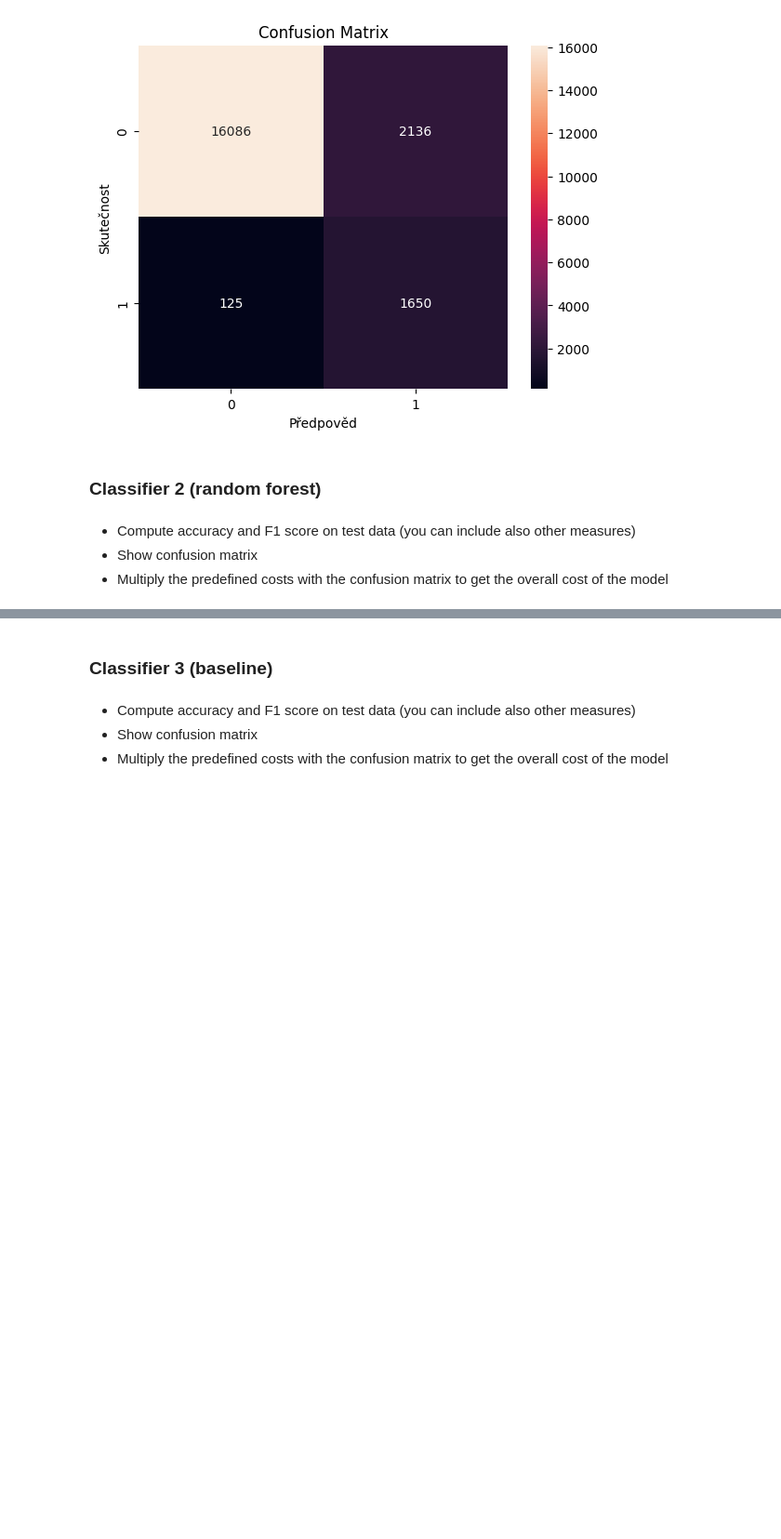
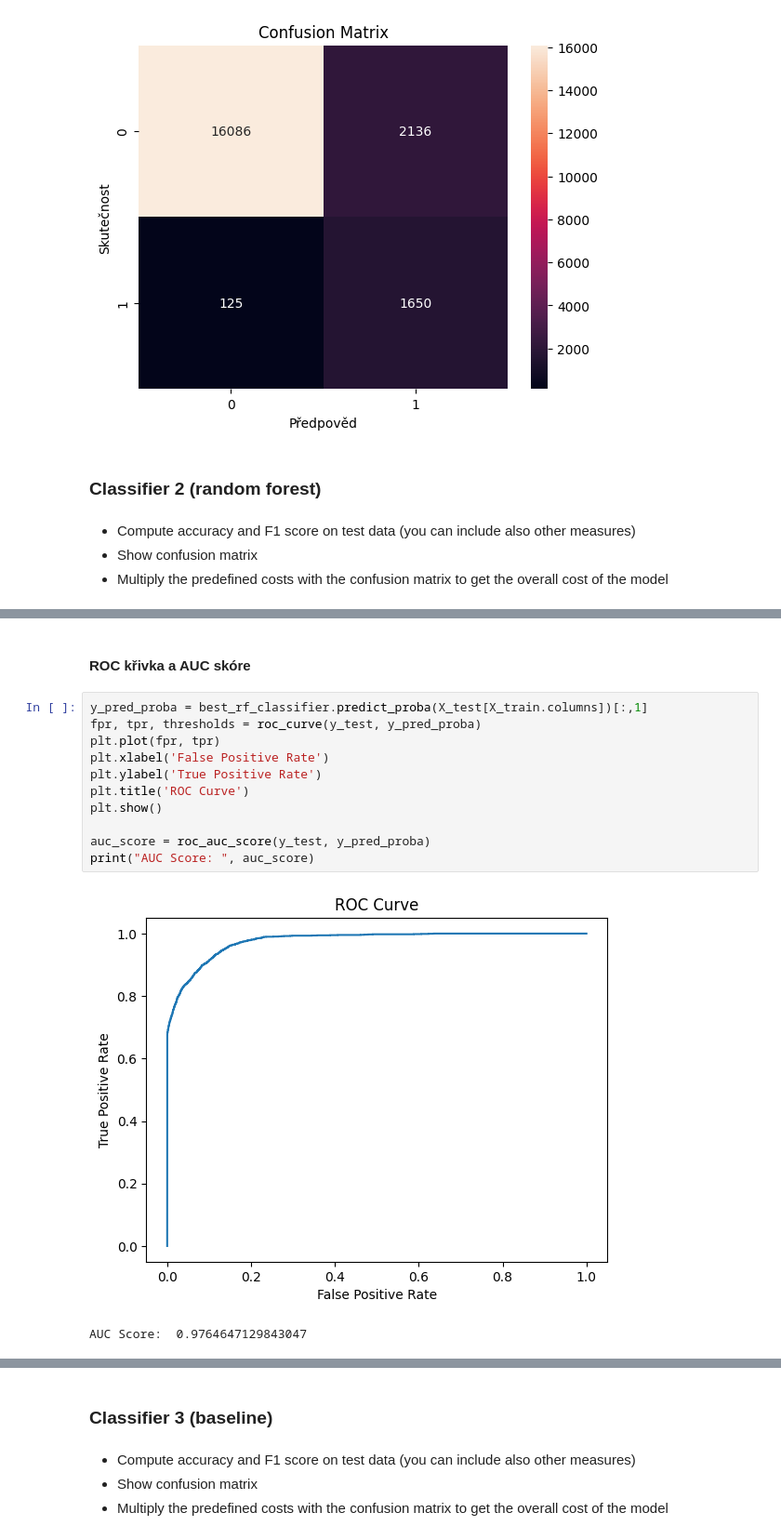
Before and after one commit to Filip-Dvorak/ZYZZ, a Jupyter notebook: template-coursework-classification.ipynb, the cells around one changed output, grey strips where cells are left out. Shown at 93% size. Drawn from its saved outputs; the diff is of its cells as text; blank space fills up the shorter version.

```diff
--- a/template-coursework-classification.ipynb
+++ b/template-coursework-classification.ipynb
@@ -491,0 +519,16 @@ plt.show()
+# %% [markdown]
+#### ROC křivka a AUC skóre
+# %%
+y_pred_proba = best_rf_classifier.predict_proba(X_test[X_train.columns])[:,1]
+fpr, tpr, thresholds = roc_curve(y_test, y_pred_proba)
+plt.plot(fpr, tpr)
+plt.xlabel('False Positive Rate')
+plt.ylabel('True Positive Rate')
+plt.title('ROC Curve')
+plt.show()
+
+auc_score = roc_auc_score(y_test, y_pred_proba)
+print("AUC Score: ", auc_score)
+# %% [output]
+[figure, added]
+AUC Score:  0.9764647129843047
```
Also changed, not shown: parts of 11 cells of this notebook.
